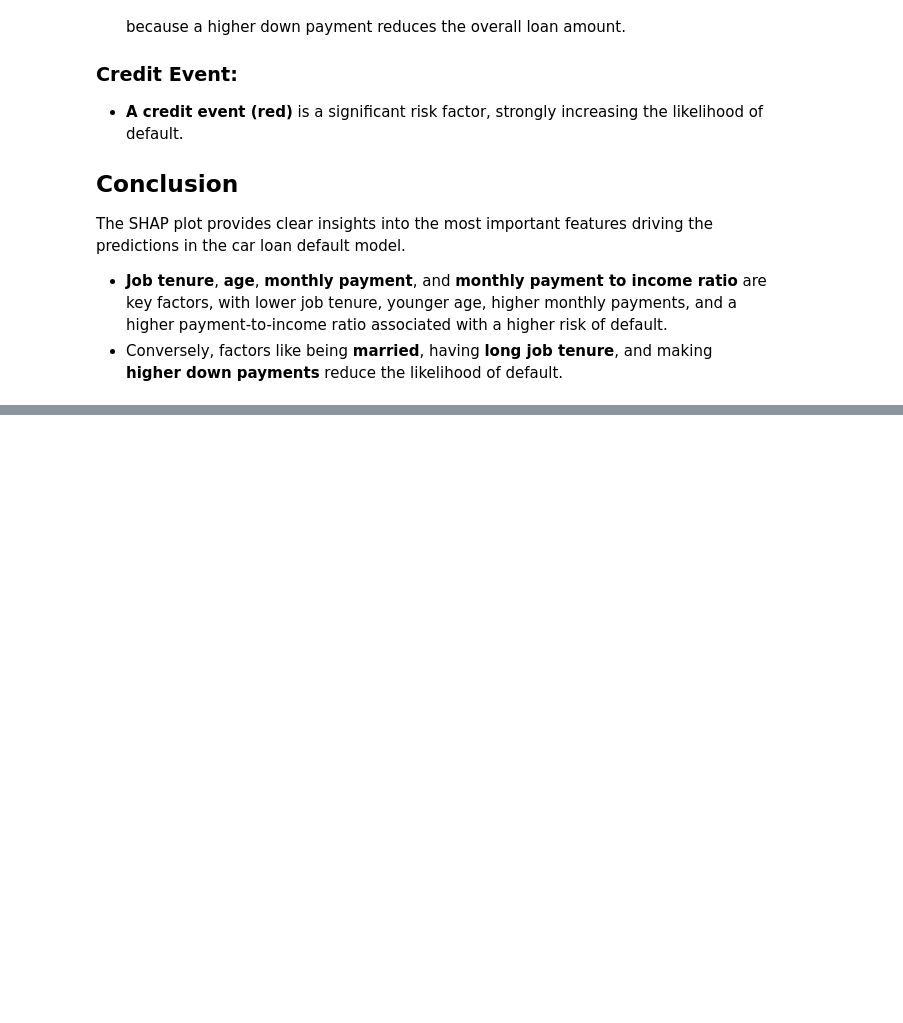
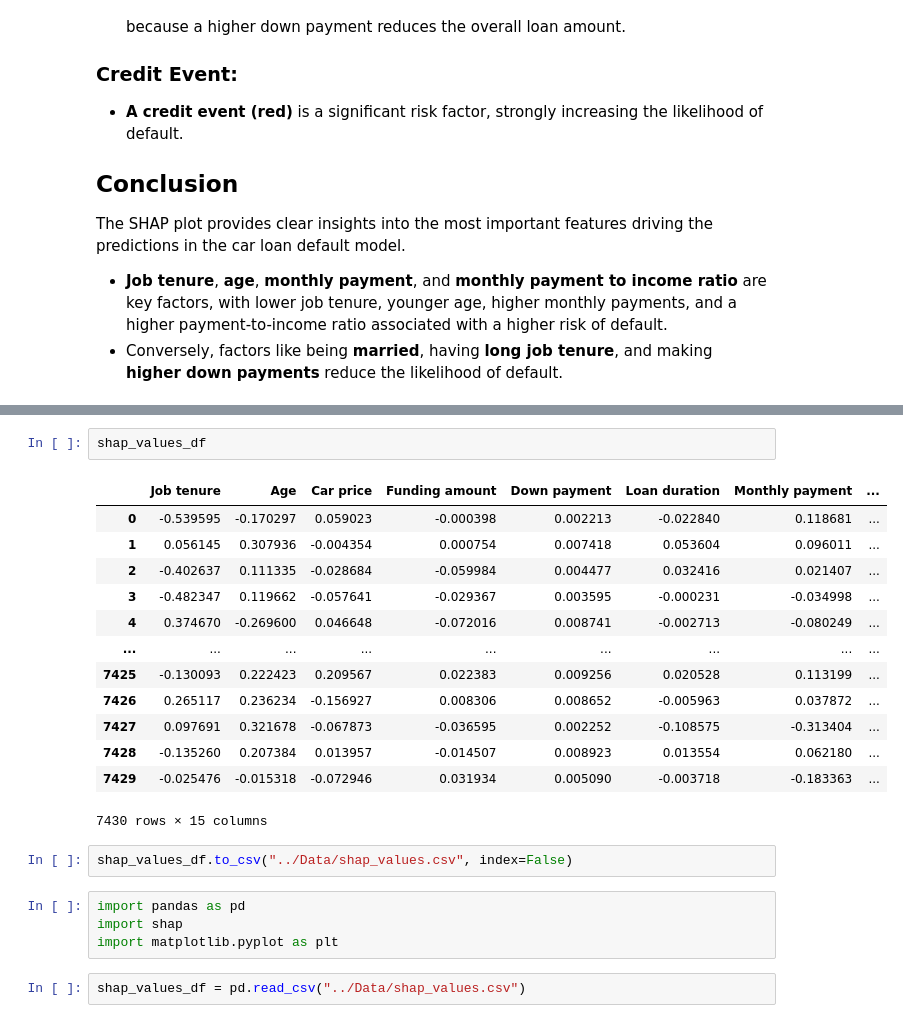
Before and after one commit to Ameya1337/Algorithmic-Fairness-and-Interpretability, a Jupyter notebook: Code/step_7.ipynb, the cells around one changed output, grey strips where cells are left out. Cells and saved outputs as stored; diff of their text form; blank space fills up the shorter version.

```diff
--- a/Code/step_7.ipynb
+++ b/Code/step_7.ipynb
@@ -126,0 +144,24 @@ plt.close()
+# %%
+shap_values_df
+# %% [output]
+|  | Job tenure | Age | Car price | Funding amount | Down payment | Loan duration | Monthly payment | ... |
+| 0 | -0.539595 | -0.170297 | 0.059023 | -0.000398 | 0.002213 | -0.022840 | 0.118681 | ... |
+| 1 | 0.056145 | 0.307936 | -0.004354 | 0.000754 | 0.007418 | 0.053604 | 0.096011 | ... |
+| 2 | -0.402637 | 0.111335 | -0.028684 | -0.059984 | 0.004477 | 0.032416 | 0.021407 | ... |
+| 3 | -0.482347 | 0.119662 | -0.057641 | -0.029367 | 0.003595 | -0.000231 | -0.034998 | ... |
+| 4 | 0.374670 | -0.269600 | 0.046648 | -0.072016 | 0.008741 | -0.002713 | -0.080249 | ... |
+| ... | ... | ... | ... | ... | ... | ... | ... | ... |
+| 7425 | -0.130093 | 0.222423 | 0.209567 | 0.022383 | 0.009256 | 0.020528 | 0.113199 | ... |
+| 7426 | 0.265117 | 0.236234 | -0.156927 | 0.008306 | 0.008652 | -0.005963 | 0.037872 | ... |
+| 7427 | 0.097691 | 0.321678 | -0.067873 | -0.036595 | 0.002252 | -0.108575 | -0.313404 | ... |
+| 7428 | -0.135260 | 0.207384 | 0.013957 | -0.014507 | 0.008923 | 0.013554 | 0.062180 | ... |
+| 7429 | -0.025476 | -0.015318 | -0.072946 | 0.031934 | 0.005090 | -0.003718 | -0.183363 | ... |
+7430 rows × 15 columns
+# %%
+shap_values_df.to_csv("../Data/shap_values.csv", index=False)
+# %%
+import pandas as pd
+import shap
+import matplotlib.pyplot as plt
+# %%
+shap_values_df = pd.read_csv("../Data/shap_values.csv")
```
Also changed, not shown: parts of 7 cells of this notebook, 3 other files.
